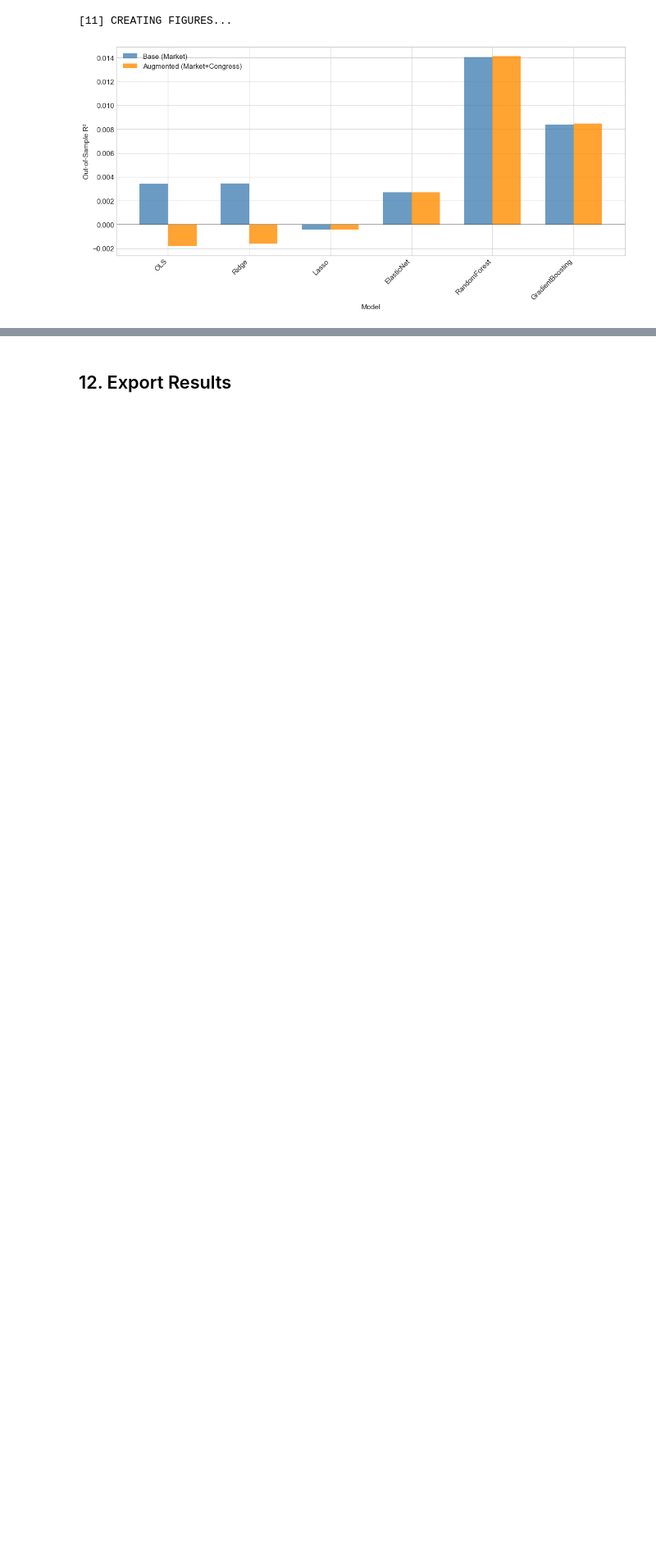
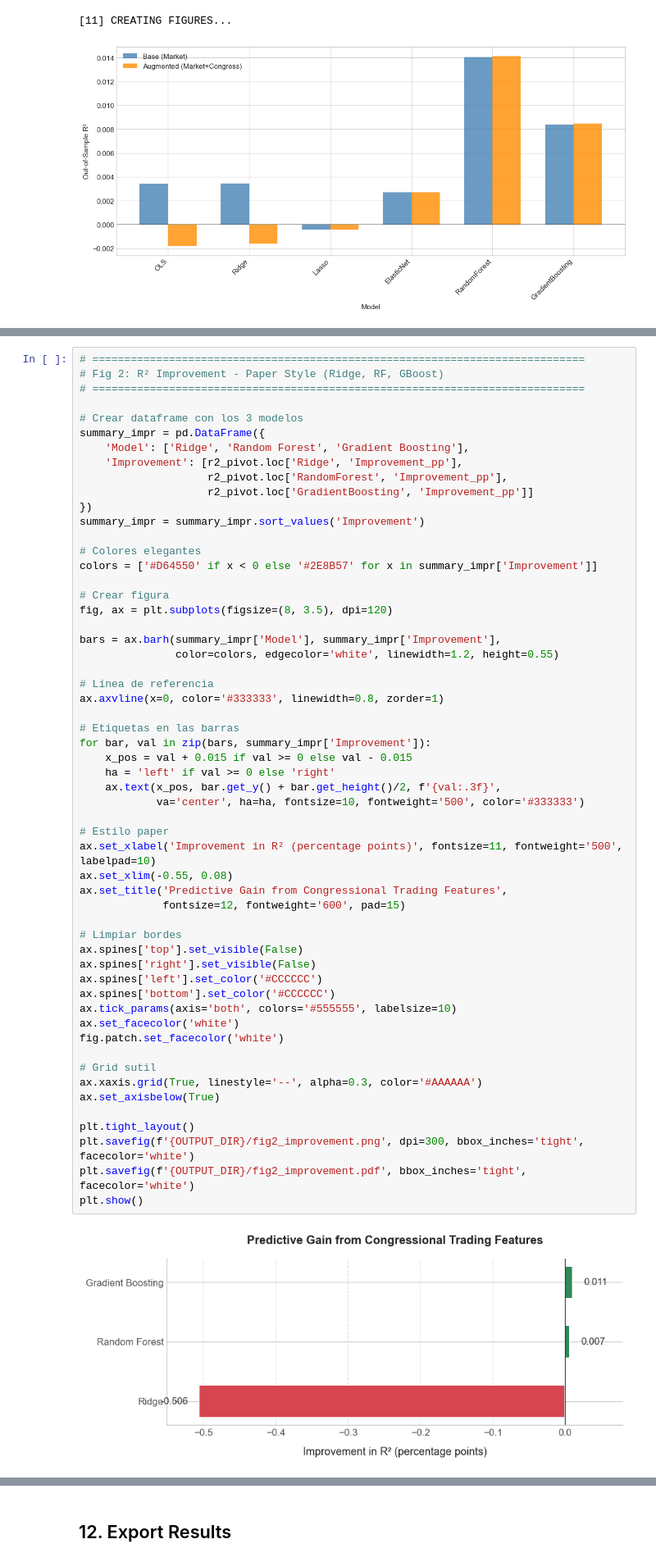
Before and after one commit to ivanurquiza/US_Congress, a Jupyter notebook: Model_1.ipynb, the cells around one changed output, grey strips where cells are left out. Shown at 82% size. Cells and saved outputs as stored; diff of their text form; blank space fills up the shorter version.

Commit message:
model1_figs

```diff
--- a/Model_1.ipynb
+++ b/Model_1.ipynb
@@ -624,0 +583,58 @@ plt.show()
+# %%
+# =============================================================================
+# Fig 2: R² Improvement - Paper Style (Ridge, RF, GBoost)
+# =============================================================================
+
+# Crear dataframe con los 3 modelos
+summary_impr = pd.DataFrame({
+    'Model': ['Ridge', 'Random Forest', 'Gradient Boosting'],
+    'Improvement': [r2_pivot.loc['Ridge', 'Improvement_pp'],
+                    r2_pivot.loc['RandomForest', 'Improvement_pp'],
+                    r2_pivot.loc['GradientBoosting', 'Improvement_pp']]
+})
+summary_impr = summary_impr.sort_values('Improvement')
+
+# Colores elegantes
+colors = ['#D64550' if x < 0 else '#2E8B57' for x in summary_impr['Improvement']]
+
+# Crear figura
+fig, ax = plt.subplots(figsize=(8, 3.5), dpi=120)
+
+bars = ax.barh(summary_impr['Model'], summary_impr['Improvement'],
+               color=colors, edgecolor='white', linewidth=1.2, height=0.55)
+
+# Línea de referencia
+ax.axvline(x=0, color='#333333', linewidth=0.8, zorder=1)
+
+# Etiquetas en las barras
+for bar, val in zip(bars, summary_impr['Improvement']):
+    x_pos = val + 0.015 if val >= 0 else val - 0.015
+    ha = 'left' if val >= 0 else 'right'
+    ax.text(x_pos, bar.get_y() + bar.get_height()/2, f'{val:.3f}',
+            va='center', ha=ha, fontsize=10, fontweight='500', color='#333333')
+
+# Estilo paper
+ax.set_xlabel('Improvement in R² (percentage points)', fontsize=11, fontweight='500', labelpad=10)
+ax.set_xlim(-0.55, 0.08)
+ax.set_title('Predictive Gain from Congressional Trading Features',
+             fontsize=12, fontweight='600', pad=15)
+
+# Limpiar bordes
+ax.spines['top'].set_visible(False)
+ax.spines['right'].set_visible(False)
+ax.spines['left'].set_color('#CCCCCC')
+ax.spines['bottom'].set_color('#CCCCCC')
+ax.tick_params(axis='both', colors='#555555', labelsize=10)
+ax.set_facecolor('white')
+fig.patch.set_facecolor('white')
+
+# Grid sutil
+ax.xaxis.grid(True, linestyle='--', alpha=0.3, color='#AAAAAA')
+ax.set_axisbelow(True)
+
+plt.tight_layout()
+plt.savefig(f'{OUTPUT_DIR}/fig2_improvement.png', dpi=300, bbox_inches='tight', facecolor='white')
+plt.savefig(f'{OUTPUT_DIR}/fig2_improvement.pdf', bbox_inches='tight', facecolor='white')
+plt.show()
+# %% [output]
+[figure, added]
```
Also changed, not shown: parts of 8 cells of this notebook, 24 other files.
